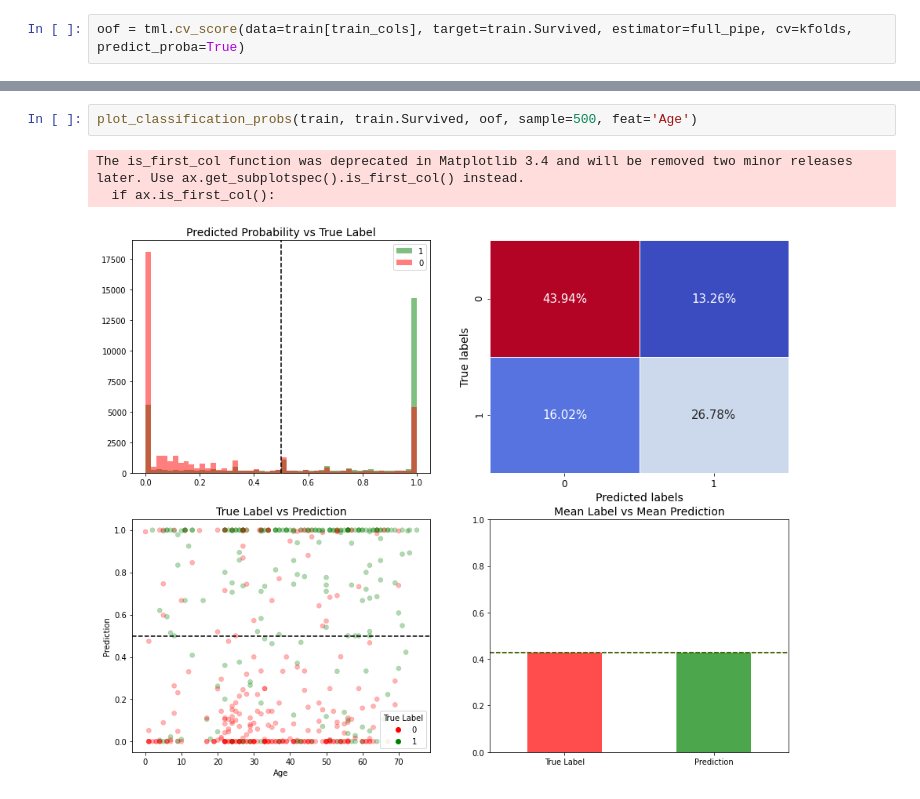
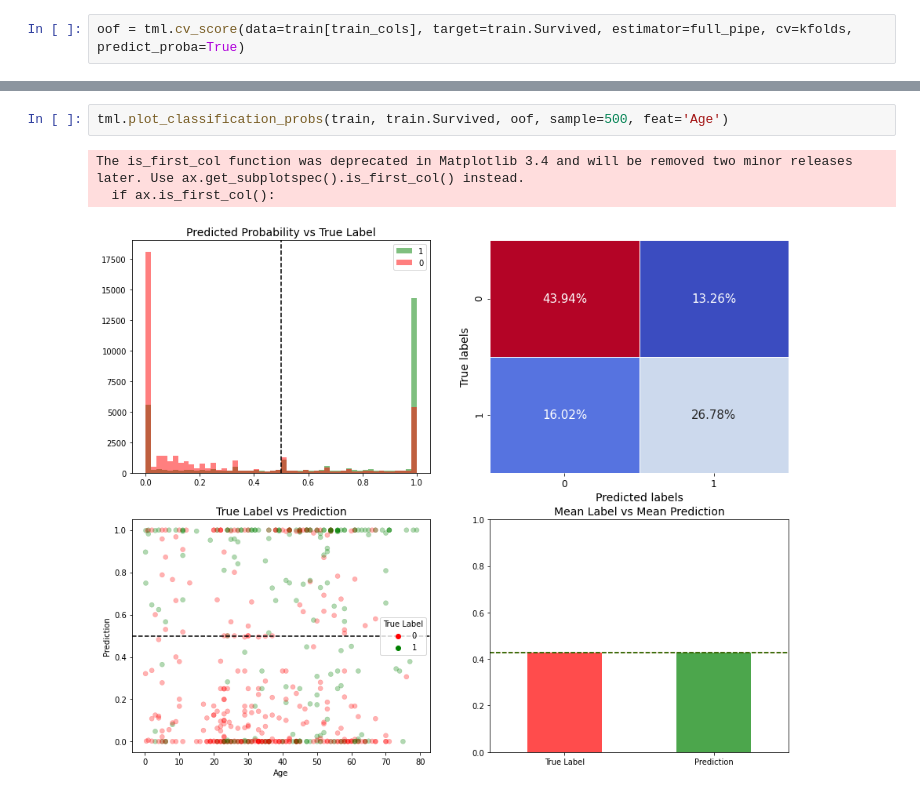
Before and after one commit to lucabasa/kaggle_competitions, a Jupyter notebook: tabular_playground/april/02_evaluation_strategy.ipynb, the cells around one changed output, grey strips where cells are left out. Cells and saved outputs as stored; diff of their text form.

```diff
--- a/tabular_playground/april/02_evaluation_strategy.ipynb
+++ b/tabular_playground/april/02_evaluation_strategy.ipynb
@@ -62,9 +60,9 @@ plot_confusion_matrix(train.Survived, oof)
 # %% [output]
 [figure]
 # %%
-plot_classification_probs(train, train.Survived, oof, sample=500, feat='Age')
+tml.plot_classification_probs(train, train.Survived, oof, sample=500, feat='Age')
 # %% [output]
 The is_first_col function was deprecated in Matplotlib 3.4 and will be removed two minor releases later. Use ax.get_subplotspec().is_first_col() instead.
   if ax.is_first_col():
-[figure, old version]
+[figure, new version]
 # %%
```
Also changed, not shown: parts of 3 cells of this notebook, 2 other files.
